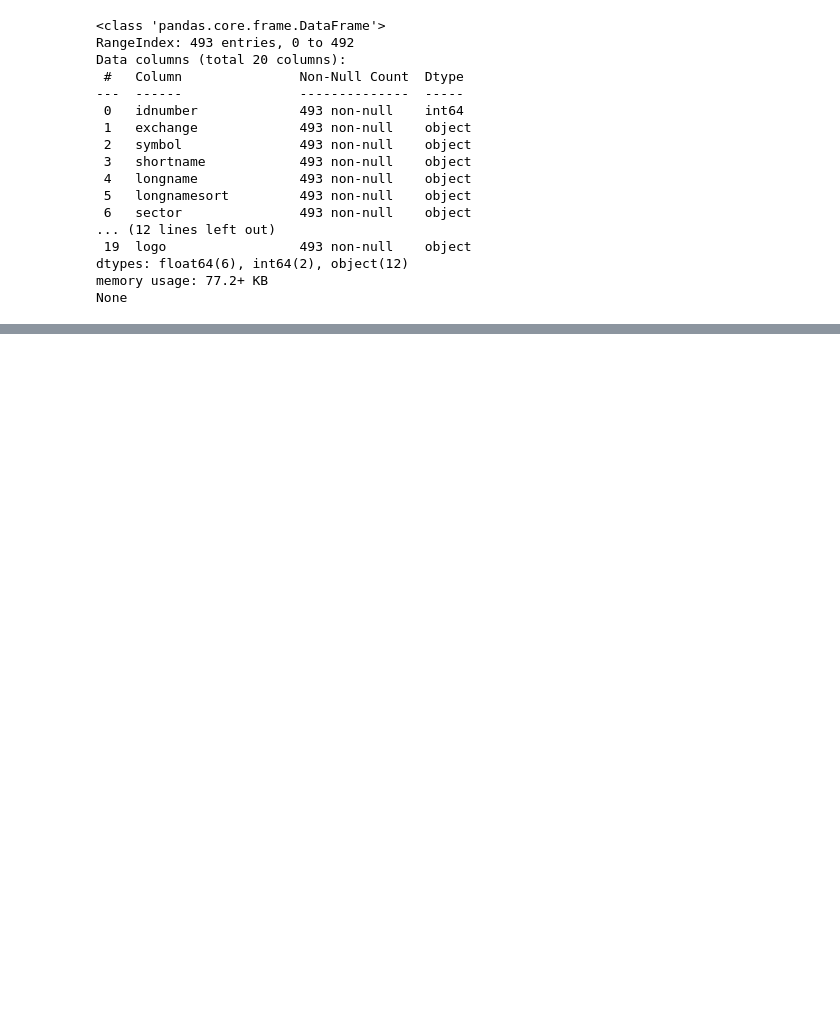
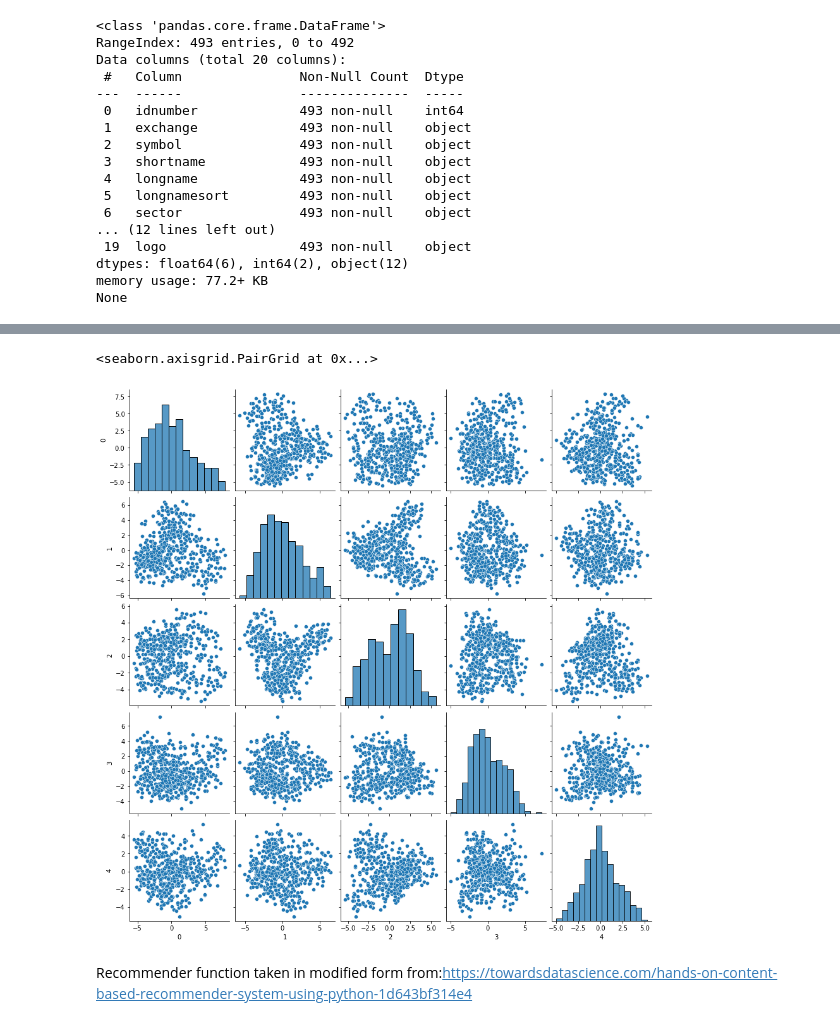
Before and after one commit to DaraghK93/stockApp, a Jupyter notebook: machineLearning/stockRecommendationSystem/s&p_knn.ipynb, the cells around one changed output, grey strips where cells are left out. Saved outputs shown, nothing was run; the diff lists cells and outputs as text; code cells hidden in the pictures; blank space fills up the shorter version.

```diff
--- a/machineLearning/stockRecommendationSystem/s&p_knn.ipynb
+++ b/machineLearning/stockRecommendationSystem/s&p_knn.ipynb
@@ -51,0 +88,15 @@ None
+# %%
+X = np.array(stocks.longbusinesssummary)
+# %%
+text_data = X
+model = SentenceTransformer('distilbert-base-nli-mean-tokens')
+embeddings = model.encode(text_data, show_progress_bar=True)
+# %%
+embed_data = embeddings
+# %%
+X = np.array(embed_data)
+n_comp = 5
+pca = PCA(n_components=n_comp)
+pca.fit(X)
+pca_data = pd.DataFrame(pca.transform(X))
+pca_data.head()
@@ -51,0 +110,7 @@ None
+# %%
+sns.pairplot(pca_data)
+# %% [output]
+<seaborn.axisgrid.PairGrid at 0x...>
+[figure, added]
+# %% [markdown]
+Recommender function taken in modified form from:https://towardsdatascience.com/hands-on-content-based-recommender-system-using-python-1d643bf314e4
```
Also changed, not shown: parts of 13 cells of this notebook.
